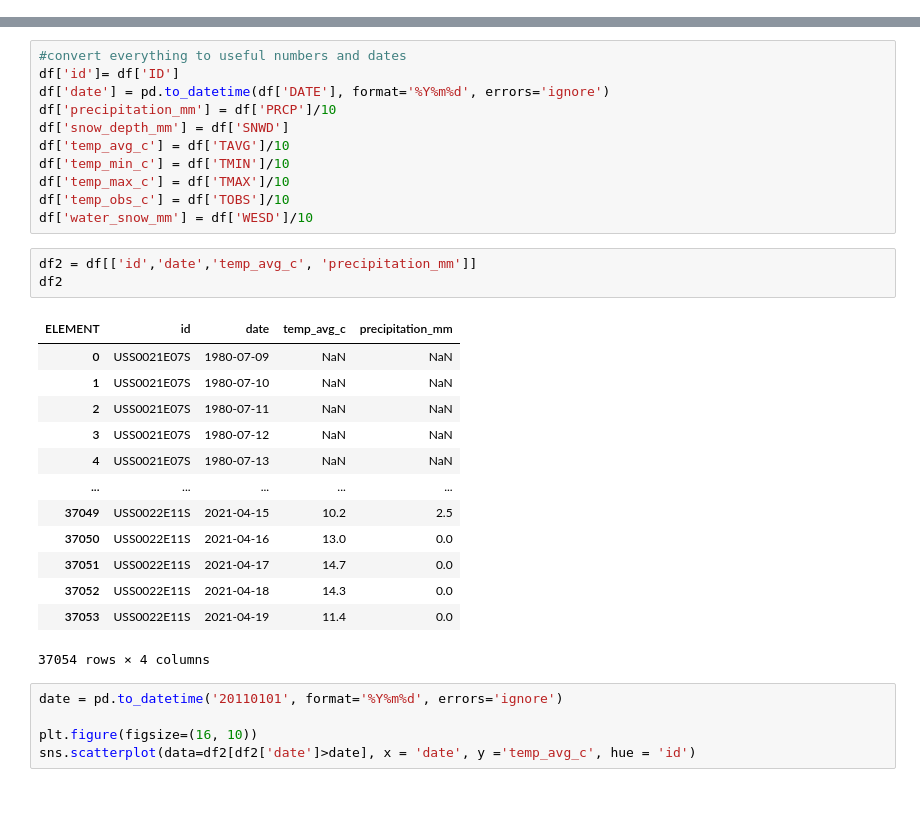
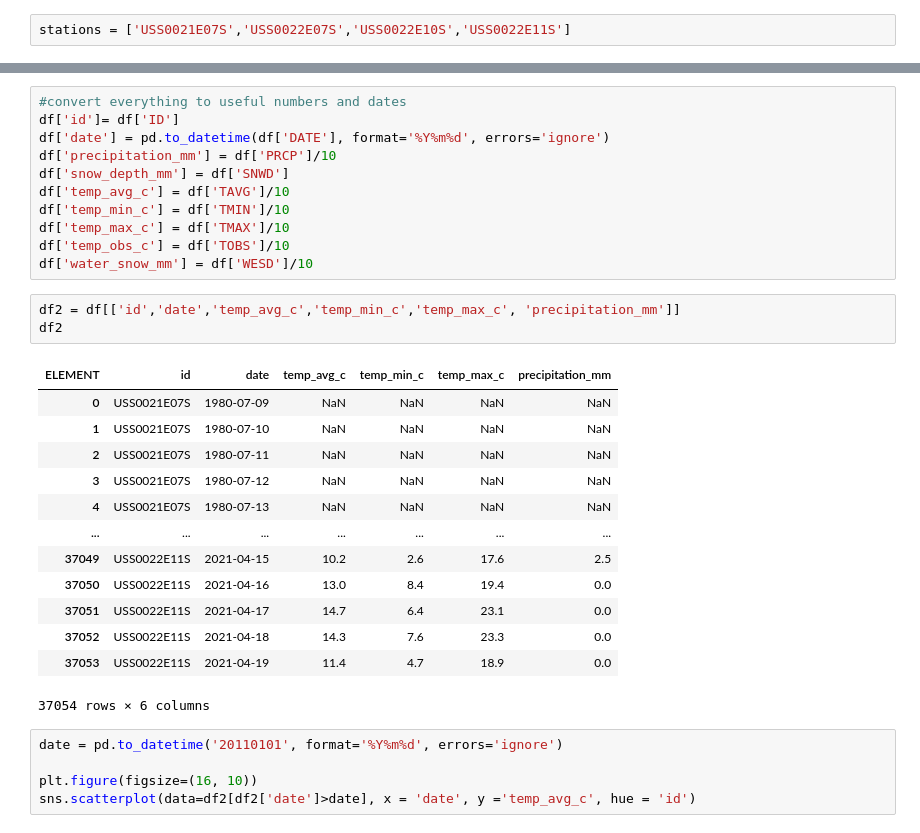
Before and after one commit to Emman-Lopez-Oso/DC200_GradProj, a Jupyter notebook: analysis/GHCN_data.ipynb, the cells around one changed output, grey strips where cells are left out. Saved outputs shown, nothing was run; the diff lists cells and outputs as text; blank space fills up the shorter version.

```diff
--- a/analysis/GHCN_data.ipynb
+++ b/analysis/GHCN_data.ipynb
@@ -24,6 +24,8 @@ else:
 full_path+data_path
 # %% [output]
 'C:\\Users\\Doug\\Documents\\GitHub\\DC200_GradProj\\data\\'
+# %%
+stations = ['USS0021E07S','USS0022E07S','USS0022E10S','USS0022E11S']
 # %%
 df = pd.DataFrame()
 df
@@ -94,22 +96,22 @@ df['temp_max_c'] = df['TMAX']/10
 df['temp_obs_c'] = df['TOBS']/10
 df['water_snow_mm'] = df['WESD']/10
 # %%
-df2 = df[['id','date','temp_avg_c', 'precipitation_mm']]
+df2 = df[['id','date','temp_avg_c','temp_min_c','temp_max_c', 'precipitation_mm']]
 df2
 # %% [output]
-| ELEMENT | id | date | temp_avg_c | precipitation_mm |
-| 0 | USS0021E07S | 1980-07-09 | NaN | NaN |
-| 1 | USS0021E07S | 1980-07-10 | NaN | NaN |
-| 2 | USS0021E07S | 1980-07-11 | NaN | NaN |
-| 3 | USS0021E07S | 1980-07-12 | NaN | NaN |
-| 4 | USS0021E07S | 1980-07-13 | NaN | NaN |
-| ... | ... | ... | ... | ... |
-| 37049 | USS0022E11S | 2021-04-15 | 10.2 | 2.5 |
-| 37050 | USS0022E11S | 2021-04-16 | 13.0 | 0.0 |
-| 37051 | USS0022E11S | 2021-04-17 | 14.7 | 0.0 |
-| 37052 | USS0022E11S | 2021-04-18 | 14.3 | 0.0 |
-| 37053 | USS0022E11S | 2021-04-19 | 11.4 | 0.0 |
+| ELEMENT | id | date | temp_avg_c | temp_min_c | temp_max_c | precipitation_mm |
+| 0 | USS0021E07S | 1980-07-09 | NaN | NaN | NaN | NaN |
+| 1 | USS0021E07S | 1980-07-10 | NaN | NaN | NaN | NaN |
+| 2 | USS0021E07S | 1980-07-11 | NaN | NaN | NaN | NaN |
+| 3 | USS0021E07S | 1980-07-12 | NaN | NaN | NaN | NaN |
+| 4 | USS0021E07S | 1980-07-13 | NaN | NaN | NaN | NaN |
+| ... | ... | ... | ... | ... | ... | ... |
+| 37049 | USS0022E11S | 2021-04-15 | 10.2 | 2.6 | 17.6 | 2.5 |
+| 37050 | USS0022E11S | 2021-04-16 | 13.0 | 8.4 | 19.4 | 0.0 |
+| 37051 | USS0022E11S | 2021-04-17 | 14.7 | 6.4 | 23.1 | 0.0 |
+| 37052 | USS0022E11S | 2021-04-18 | 14.3 | 7.6 | 23.3 | 0.0 |
+| 37053 | USS0022E11S | 2021-04-19 | 11.4 | 4.7 | 18.9 | 0.0 |
-37054 rows × 4 columns
+37054 rows × 6 columns
 # %%
 date = pd.to_datetime('20110101', format='%Y%m%d', errors='ignore')
 
```
Also changed, not shown: parts of 12 cells of this notebook, 1 other file.
